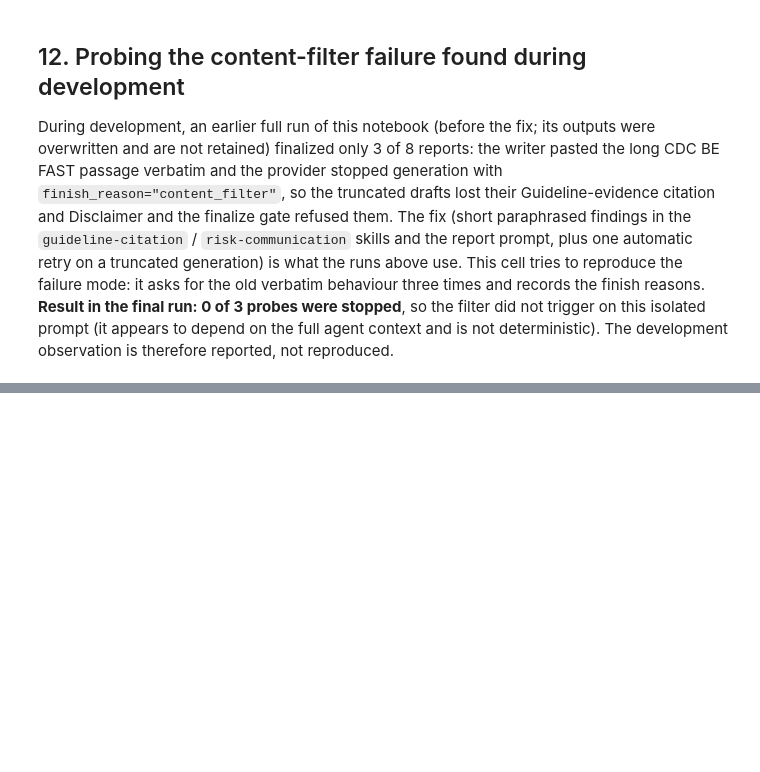
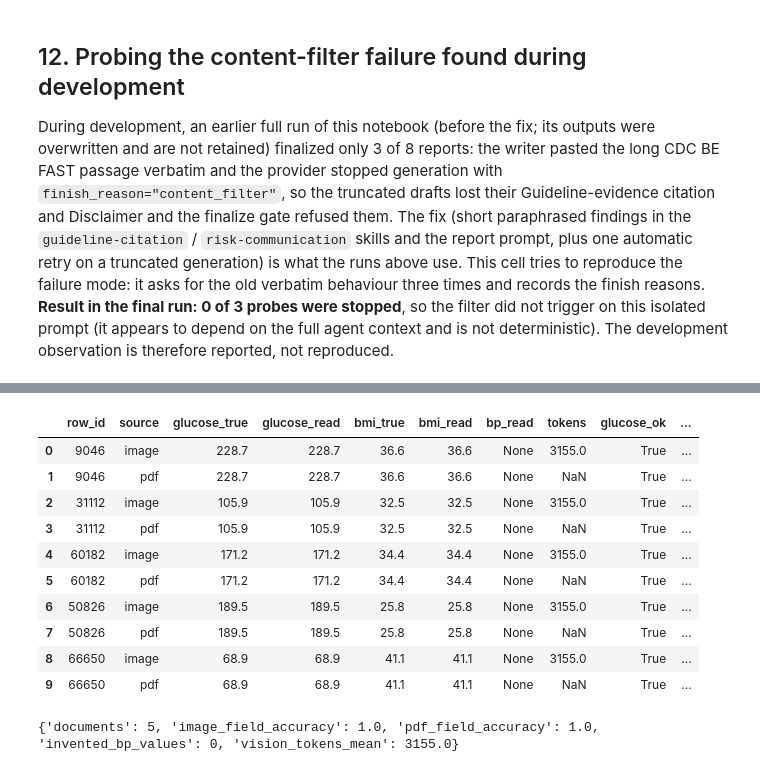
Before and after one commit to sandipdey2/neuroguard-agentic-rag, a Jupyter notebook: evaluation.ipynb, the cells around one changed output, grey strips where cells are left out. Drawn from its saved outputs; the diff is of its cells as text; code cells hidden in the pictures; blank space fills up the shorter version.

```diff
--- a/evaluation.ipynb
+++ b/evaluation.ipynb
@@ -446,0 +652,39 @@ print(content_filter_probe)
+# %%
+import io
+from fpdf import FPDF
+from core import multimodal
+sample = df[df["id"].isin([9046, 31112, 60182, 50826, 66650])].dropna(subset=["bmi"])
+mm_rows = []
+for x in sample.itertuples():
+    txt = [f"Laboratory summary (de-identified)", f"Average glucose: {x.avg_glucose_level:.2f} mg/dL", f"BMI: {x.bmi:.1f} kg/m2"]
+    fig_, ax_ = plt.subplots(figsize=(4.2, 1.6)); ax_.axis("off")
+    for i_, t_ in enumerate(txt): ax_.text(0.02, 0.85 - i_ * 0.32, t_, fontsize=11, weight="bold" if i_ == 0 else None, transform=ax_.transAxes)
+    buf = io.BytesIO(); fig_.savefig(buf, format="png", dpi=110); plt.close(fig_)
+    im = multimodal.from_image(buf.getvalue(), "image/png")
+    pdf = FPDF(); pdf.add_page(); pdf.set_font("Helvetica", size=12)
+    for t_ in txt: pdf.cell(0, 8, t_, new_x="LMARGIN", new_y="NEXT")
+    pm = multimodal.from_pdf(bytes(pdf.output()))
+    for src, res_ in (("image", im), ("pdf", pm)):
+        v_ = res_.get("values", {})
+        mm_rows.append({"row_id": int(x.id), "source": src, "glucose_true": round(x.avg_glucose_level, 1), "glucose_read": v_.get("avg_glucose_level"),
+                        "bmi_true": round(x.bmi, 1), "bmi_read": v_.get("bmi"), "bp_read": v_.get("systolic_bp"), "tokens": res_.get("tokens")})
+mm = pd.DataFrame(mm_rows)
+mm["glucose_ok"] = (mm.glucose_read - mm.glucose_true).abs() <= 0.1; mm["bmi_ok"] = (mm.bmi_read - mm.bmi_true).abs() <= 0.1
+display(mm)
+multimodal_eval = {"documents": int(len(sample)), "image_field_accuracy": round(float(mm[mm.source == "image"][["glucose_ok", "bmi_ok"]].mean().mean()), 3),
+                   "pdf_field_accuracy": round(float(mm[mm.source == "pdf"][["glucose_ok", "bmi_ok"]].mean().mean()), 3),
+                   "invented_bp_values": int(mm.bp_read.notna().sum()), "vision_tokens_mean": round(float(mm[mm.source == "image"].tokens.mean()), 0)}
+print(multimodal_eval)
+# %% [output]
+|  | row_id | source | glucose_true | glucose_read | bmi_true | bmi_read | bp_read | tokens | glucose_ok | ... |
+| 0 | 9046 | image | 228.7 | 228.7 | 36.6 | 36.6 | None | 3155.0 | True | ... |
+| 1 | 9046 | pdf | 228.7 | 228.7 | 36.6 | 36.6 | None | NaN | True | ... |
+| 2 | 31112 | image | 105.9 | 105.9 | 32.5 | 32.5 | None | 3155.0 | True | ... |
+| 3 | 31112 | pdf | 105.9 | 105.9 | 32.5 | 32.5 | None | NaN | True | ... |
+| 4 | 60182 | image | 171.2 | 171.2 | 34.4 | 34.4 | None | 3155.0 | True | ... |
+| 5 | 60182 | pdf | 171.2 | 171.2 | 34.4 | 34.4 | None | NaN | True | ... |
+| 6 | 50826 | image | 189.5 | 189.5 | 25.8 | 25.8 | None | 3155.0 | True | ... |
+| 7 | 50826 | pdf | 189.5 | 189.5 | 25.8 | 25.8 | None | NaN | True | ... |
+| 8 | 66650 | image | 68.9 | 68.9 | 41.1 | 41.1 | None | 3155.0 | True | ... |
+| 9 | 66650 | pdf | 68.9 | 68.9 | 41.1 | 41.1 | None | NaN | True | ... |
+{'documents': 5, 'image_field_accuracy': 1.0, 'pdf_field_accuracy': 1.0, 'invented_bp_values': 0, 'vision_tokens_mean': 3155.0}
```
Also changed, not shown: parts of 24 cells of this notebook, 46 other files.
